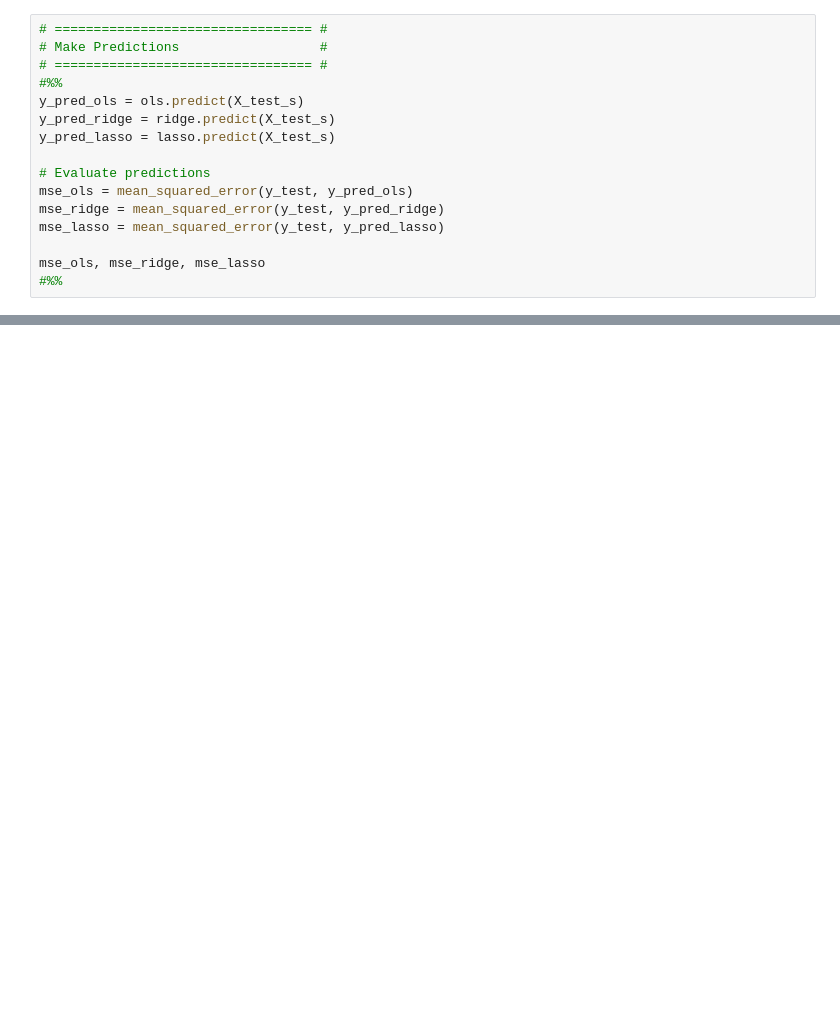
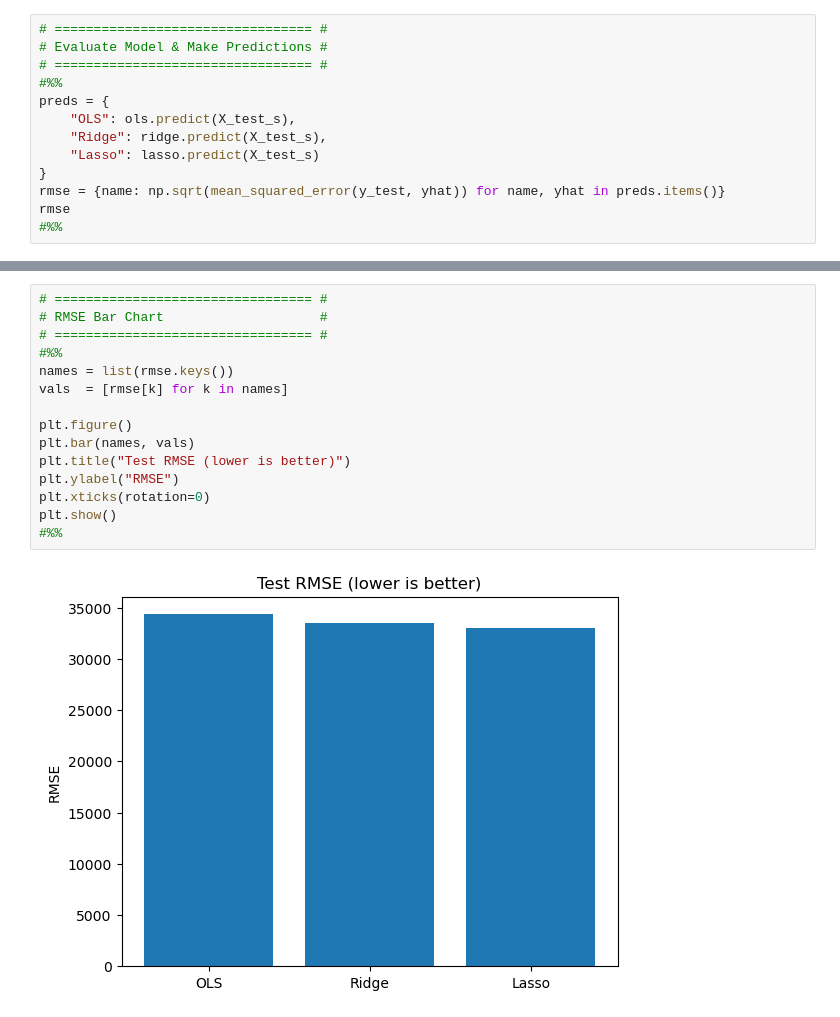
Before and after one commit to jwalluww/Portfolio_Projects, a Jupyter notebook: Quick_Hits/WIP_HorseshoePrior.ipynb, the cells around one changed output, grey strips where cells are left out. Saved outputs shown, nothing was run; the diff lists cells and outputs as text; blank space fills up the shorter version.

```diff
--- a/Quick_Hits/WIP_HorseshoePrior.ipynb
+++ b/Quick_Hits/WIP_HorseshoePrior.ipynb
@@ -79,17 +285,14 @@ lasso = LassoCV(alphas=None, cv=5, n_alphas=100, random_state=0).fit(X_train_s,
 # %%
 # ================================= #
-# Make Predictions                  #
+# Evaluate Model & Make Predictions #
 # ================================= #
 #%%
-y_pred_ols = ols.predict(X_test_s)
-y_pred_ridge = ridge.predict(X_test_s)
-y_pred_lasso = lasso.predict(X_test_s)
-
-# Evaluate predictions
-mse_ols = mean_squared_error(y_test, y_pred_ols)
-mse_ridge = mean_squared_error(y_test, y_pred_ridge)
-mse_lasso = mean_squared_error(y_test, y_pred_lasso)
-
-mse_ols, mse_ridge, mse_lasso
+preds = {
+    "OLS": ols.predict(X_test_s),
+    "Ridge": ridge.predict(X_test_s),
+    "Lasso": lasso.predict(X_test_s)
+}
+rmse = {name: np.sqrt(mean_squared_error(y_test, yhat)) for name, yhat in preds.items()}
+rmse
 #%%
 # %% [output]
@@ -96,0 +431,17 @@ mse_ols, mse_ridge, mse_lasso
+# %%
+# ================================= #
+# RMSE Bar Chart                    #
+# ================================= #
+#%%
+names = list(rmse.keys())
+vals  = [rmse[k] for k in names]
+
+plt.figure()
+plt.bar(names, vals)
+plt.title("Test RMSE (lower is better)")
+plt.ylabel("RMSE")
+plt.xticks(rotation=0)
+plt.show()
+#%%
+# %% [output]
+[figure, added]
```
Also changed, not shown: parts of 13 cells of this notebook.
